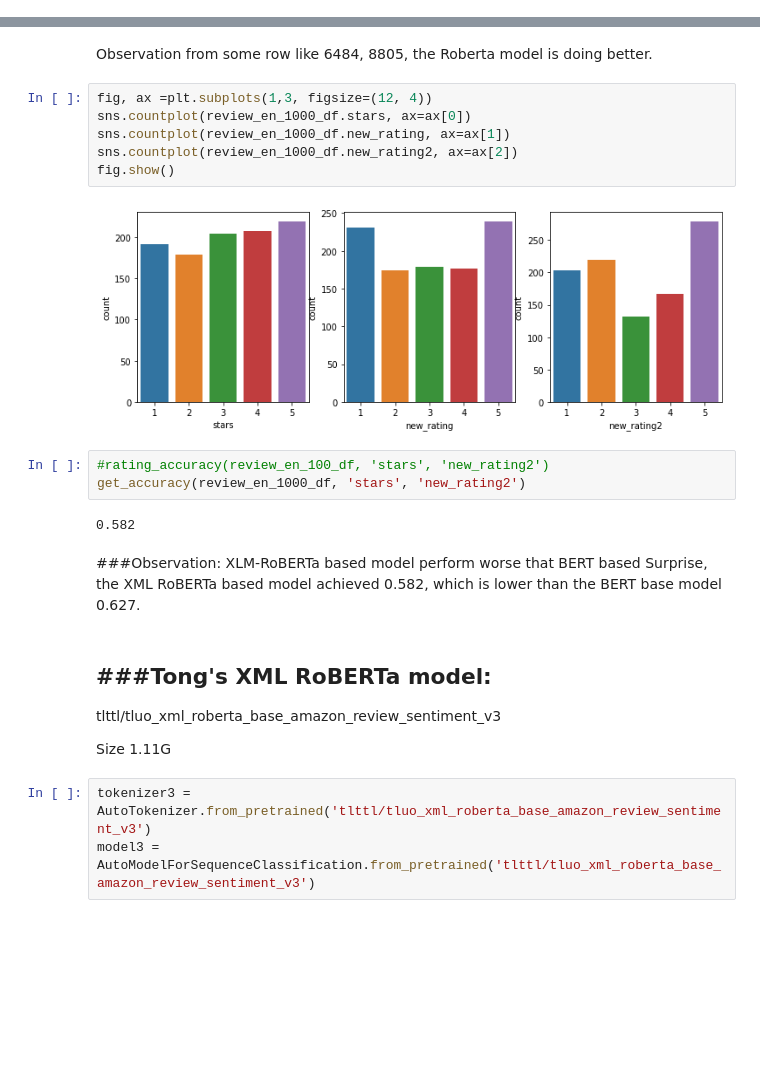
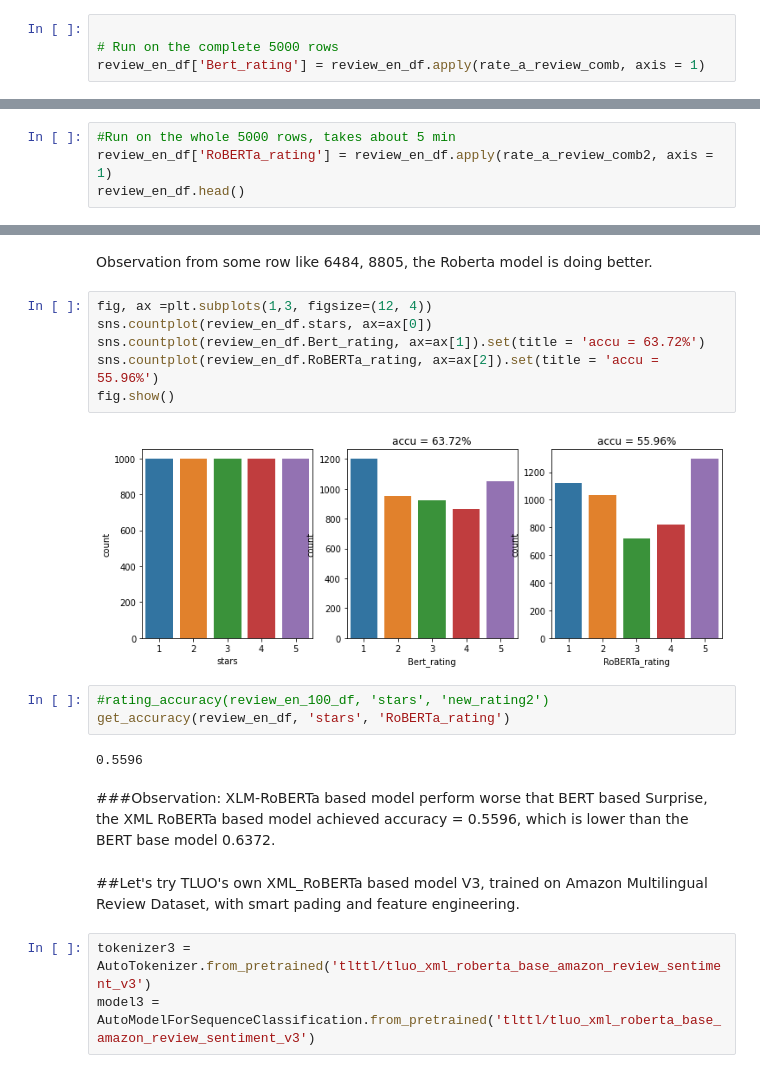
Before and after one commit to TongLuo2021/sentiment_on_MARC, a Jupyter notebook: NLP_Sentiment_MARC_TongLuo.ipynb, the cells around one changed output, grey strips where cells are left out. Drawn from its saved outputs; the diff is of its cells as text; blank space fills up the shorter version.

```diff
--- a/NLP_Sentiment_MARC_TongLuo.ipynb
+++ b/NLP_Sentiment_MARC_TongLuo.ipynb
@@ -548,0 +548,4 @@ review_en_1000_df
+# %%
+
+# Run on the complete 5000 rows
+review_en_df['Bert_rating'] = review_en_df.apply(rate_a_review_comb, axis = 1)
@@ -601,0 +589,4 @@ review_en_1000_df
+# %%
+#Run on the whole 5000 rows, takes about 5 min
+review_en_df['RoBERTa_rating'] = review_en_df.apply(rate_a_review_comb2, axis = 1)
+review_en_df.head()
@@ -603,26 +605,22 @@ review_en_1000_df
 Observation from some row like 6484, 8805, the Roberta model is doing better.
 # %%
 fig, ax =plt.subplots(1,3, figsize=(12, 4))
-sns.countplot(review_en_1000_df.stars, ax=ax[0])
-sns.countplot(review_en_1000_df.new_rating, ax=ax[1])
-sns.countplot(review_en_1000_df.new_rating2, ax=ax[2])
+sns.countplot(review_en_df.stars, ax=ax[0])
+sns.countplot(review_en_df.Bert_rating, ax=ax[1]).set(title = 'accu = 63.72%')
+sns.countplot(review_en_df.RoBERTa_rating, ax=ax[2]).set(title = 'accu = 55.96%')
 fig.show()
 # %% [output]
-[figure, old version]
+[figure, new version]
 # %%
 #rating_accuracy(review_en_100_df, 'stars', 'new_rating2')
-get_accuracy(review_en_1000_df, 'stars', 'new_rating2')
+get_accuracy(review_en_df, 'stars', 'RoBERTa_rating')
 # %% [output]
-0.582
+0.5596
 # %% [markdown]
 ###Observation: XLM-RoBERTa based model perform worse that BERT based
-Surprise, the XML RoBERTa based model achieved 0.582, which is lower than the BERT base model 0.627.
+Surprise, the XML RoBERTa based model achieved accuracy = 0.5596, which is lower than the BERT base model 0.6372.
-# %% [markdown]
-###Tong's XML RoBERTa model:
-------------
-tlttl/tluo_xml_roberta_base_amazon_review_sentiment_v3
-
-Size 1.11G
+# %% [markdown]
+##Let's try TLUO's own XML_RoBERTa based model V3, trained on Amazon Multilingual Review Dataset, with smart pading and feature engineering.
 # %%
 tokenizer3 = AutoTokenizer.from_pretrained('tlttl/tluo_xml_roberta_base_amazon_review_sentiment_v3')
 model3 = AutoModelForSequenceClassification.from_pretrained('tlttl/tluo_xml_roberta_base_amazon_review_sentiment_v3')
```
Also changed, not shown: parts of 79 cells of this notebook.
